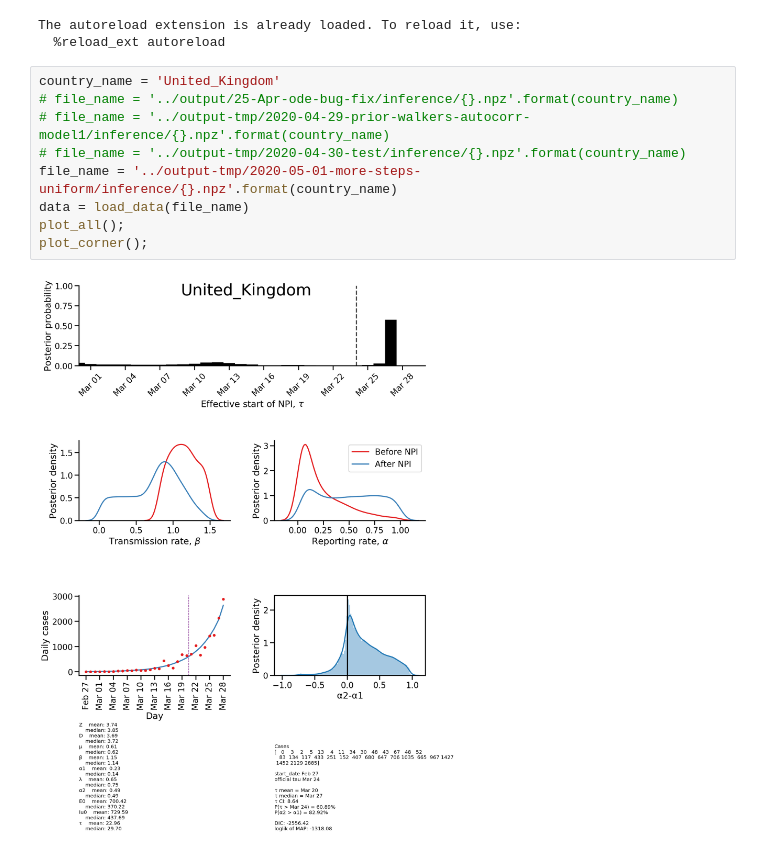
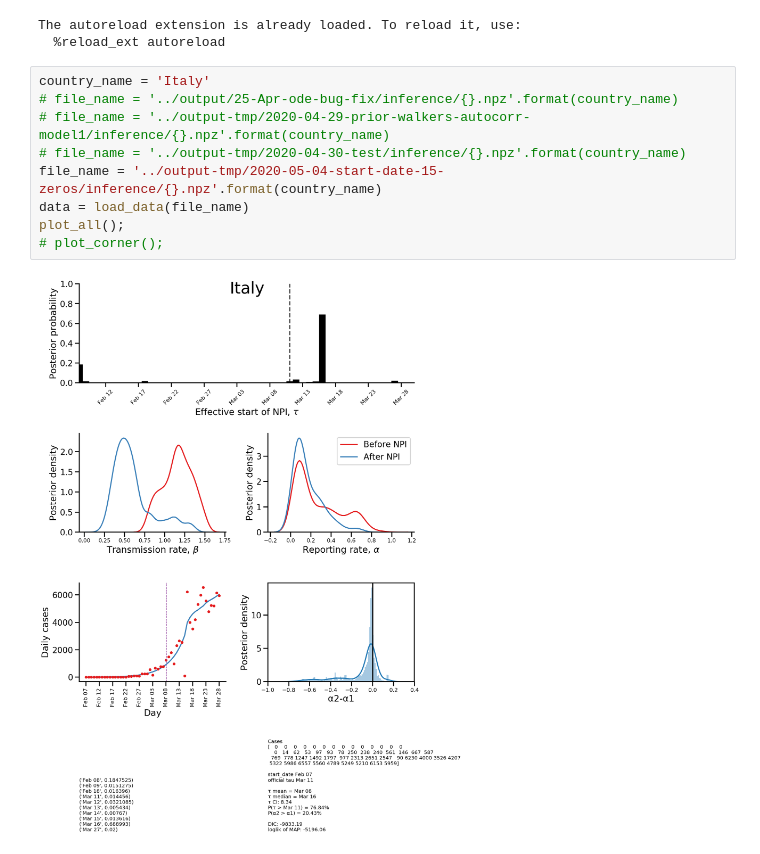
Before and after one commit to yoavram-lab/EffectiveNPI, a Jupyter notebook: src/plot_one.ipynb, the cells around one changed output. Cells and saved outputs as stored; diff of their text form.

```diff
--- a/src/plot_one.ipynb
+++ b/src/plot_one.ipynb
@@ -13,13 +13,13 @@ exec(open("plot_utils.py").read())
 The autoreload extension is already loaded. To reload it, use:
   %reload_ext autoreload
 # %%
-country_name = 'United_Kingdom'
+country_name = 'Italy'
 # file_name = '../output/25-Apr-ode-bug-fix/inference/{}.npz'.format(country_name)
 # file_name = '../output-tmp/2020-04-29-prior-walkers-autocorr-model1/inference/{}.npz'.format(country_name)
 # file_name = '../output-tmp/2020-04-30-test/inference/{}.npz'.format(country_name)
-file_name = '../output-tmp/2020-05-01-more-steps-uniform/inference/{}.npz'.format(country_name)
+file_name = '../output-tmp/2020-05-04-start-date-15-zeros/inference/{}.npz'.format(country_name)
 data = load_data(file_name)
 plot_all();
-plot_corner();
+# plot_corner();
 # %% [output]
-[figure, old version]
+[figure, new version]
```
Also changed, not shown: parts of 5 cells of this notebook, 3 other files.
